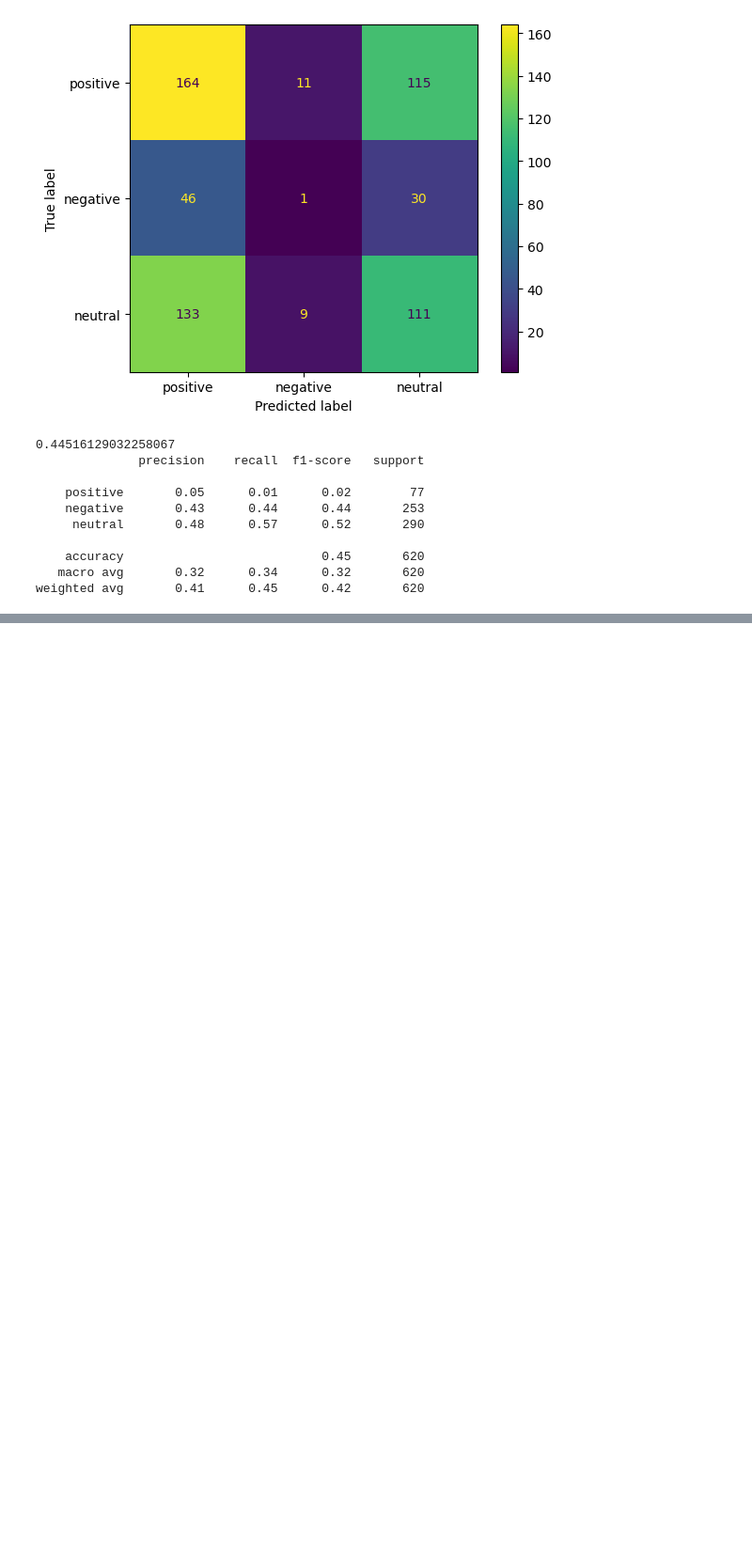
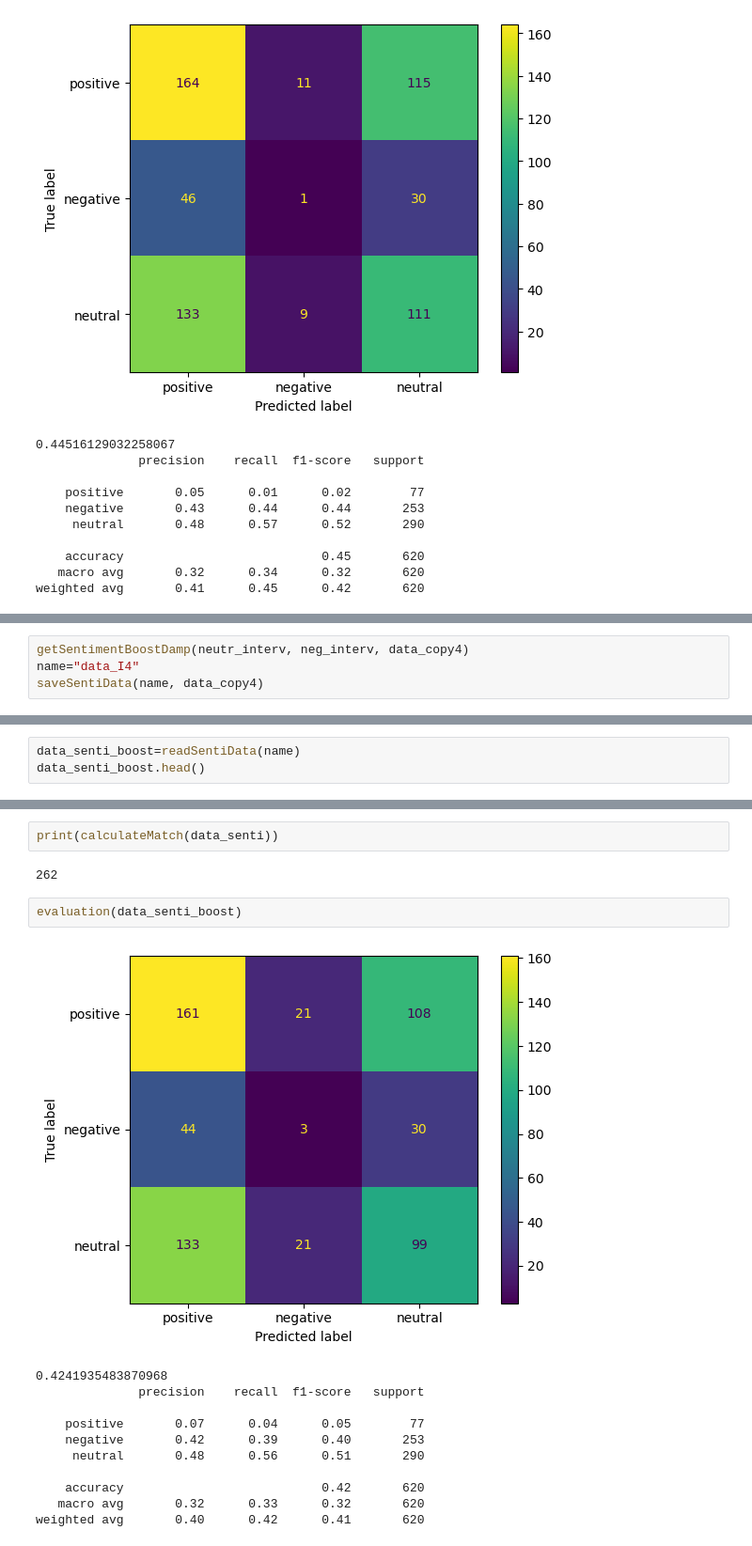
Before and after one commit to FabianDus1002/Data-Mining-Team9, a Jupyter notebook: models/stanza.ipynb, the cells around one changed output, grey strips where cells are left out. Shown at 94% size. Drawn from its saved outputs; the diff is of its cells as text; blank space fills up the shorter version.

```diff
--- a/models/stanza.ipynb
+++ b/models/stanza.ipynb
@@ -391,0 +471,4 @@ weighted avg       0.41      0.45      0.42       620
+# %%
+getSentimentBoostDamp(neutr_interv, neg_interv, data_copy4)
+name="data_I4"
+saveSentiData(name, data_copy4)
@@ -391,0 +493,3 @@ weighted avg       0.41      0.45      0.42       620
+# %%
+data_senti_boost=readSentiData(name)
+data_senti_boost.head()
@@ -391,0 +503,18 @@ weighted avg       0.41      0.45      0.42       620
+# %%
+print(calculateMatch(data_senti))
+# %% [output]
+262
+# %%
+evaluation(data_senti_boost)
+# %% [output]
+[figure, added]
+0.4241935483870968
+              precision    recall  f1-score   support
+
+    positive       0.07      0.04      0.05        77
+    negative       0.42      0.39      0.40       253
+     neutral       0.48      0.56      0.51       290
+
+    accuracy                           0.42       620
+   macro avg       0.32      0.33      0.32       620
+weighted avg       0.40      0.42      0.41       620
```
Also changed, not shown: parts of 19 cells of this notebook.
